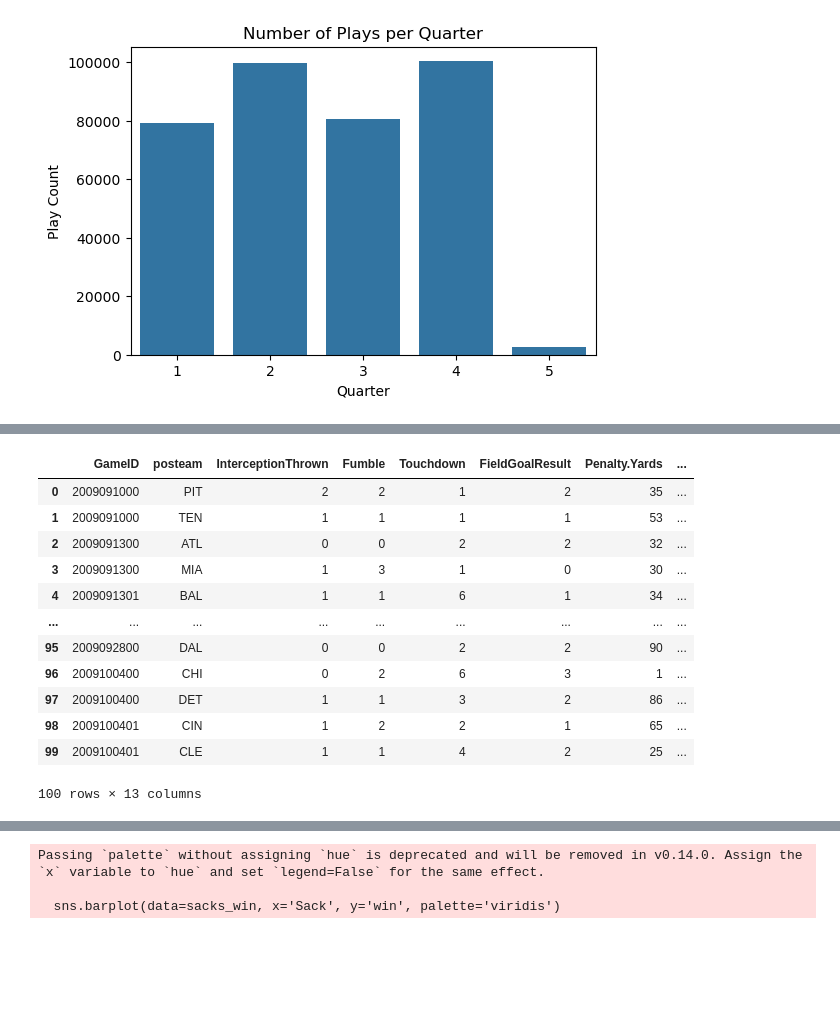
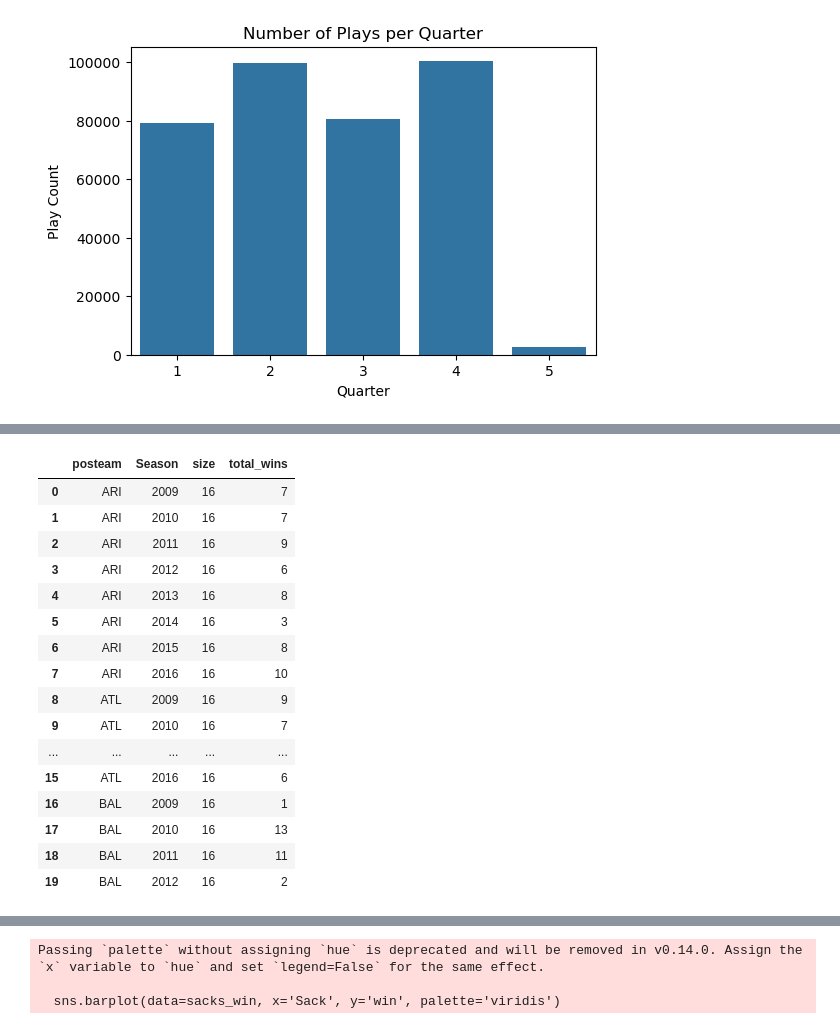
Before and after one commit to tinge5/finalProjectML, a Jupyter notebook: notebooks/DataVisualization.ipynb, the cells around one changed output, grey strips where cells are left out. Saved outputs shown, nothing was run; the diff lists cells and outputs as text; code cells hidden in the pictures; blank space fills up the shorter version.

```diff
--- a/notebooks/DataVisualization.ipynb
+++ b/notebooks/DataVisualization.ipynb
@@ -4,6 +4,7 @@ import numpy as np
 import matplotlib.pyplot as plt
 import seaborn as sns
 # %%
+pd.set_option('display.max_columns', None)
 df = pd.read_csv("../data/NFLPlaybyPlay.csv")
 df.head()
 # %% [output]
@@ -54,33 +64,48 @@ plt.show()
 # %%
-games_df = (df.groupby(['GameID', 'posteam',], as_index=False)
+games_df = (df.groupby(['GameID', 'posteam'], as_index=False)
               .agg({
 
                   'InterceptionThrown': 'sum',
                   'Fumble': 'sum',
                   'Touchdown': 'sum',
                   'FieldGoalResult': lambda x: (x == 'Good').sum(),
                   'Penalty.Yards': 'sum',
-                  'Yards.Gained': 'sum',
+                  'Yards.Gained': 'mean',
                   'ReturnResult': lambda x: (x == 'Touchdown').sum(),
                   'Sack': 'sum',
                   'PosTeamScore': 'max',
                   'DefTeamScore': 'max',
+                  'Season': 'first'
+
+
               }))
-
+yards = (df.groupby(['GameID', 'posteam',], as_index=False)
+              .agg({
+                  'Yards.Gained': 'sum',
+              }))
+games_df['Yards.Gained'] = yards['Yards.Gained']
 games_df['win'] = (games_df['PosTeamScore'] > games_df['DefTeamScore']).astype(int)
 
 games_df.head(100)
+
+season_games = games_df.groupby(['posteam', 'Season'], as_index=False).size()
+season_games['total_wins'] = games_df.groupby(['posteam', 'Season'])['win'].transform('sum')
+season_games.head(20)
 # %% [output]
-|  | GameID | posteam | InterceptionThrown | Fumble | Touchdown | FieldGoalResult | Penalty.Yards | ... |
-| 0 | 2009091000 | PIT | 2 | 2 | 1 | 2 | 35 | ... |
-| 1 | 2009091000 | TEN | 1 | 1 | 1 | 1 | 53 | ... |
-| 2 | 2009091300 | ATL | 0 | 0 | 2 | 2 | 32 | ... |
-| 3 | 2009091300 | MIA | 1 | 3 | 1 | 0 | 30 | ... |
-| 4 | 2009091301 | BAL | 1 | 1 | 6 | 1 | 34 | ... |
-| ... | ... | ... | ... | ... | ... | ... | ... | ... |
-| 95 | 2009092800 | DAL | 0 | 0 | 2 | 2 | 90 | ... |
-| 96 | 2009100400 | CHI | 0 | 2 | 6 | 3 | 1 | ... |
-| 97 | 2009100400 | DET | 1 | 1 | 3 | 2 | 86 | ... |
-| 98 | 2009100401 | CIN | 1 | 2 | 2 | 1 | 65 | ... |
-| 99 | 2009100401 | CLE | 1 | 1 | 4 | 2 | 25 | ... |
+|  | posteam | Season | size | total_wins |
+| 0 | ARI | 2009 | 16 | 7 |
+| 1 | ARI | 2010 | 16 | 7 |
+| 2 | ARI | 2011 | 16 | 9 |
+| 3 | ARI | 2012 | 16 | 6 |
+| 4 | ARI | 2013 | 16 | 8 |
+| 5 | ARI | 2014 | 16 | 3 |
+| 6 | ARI | 2015 | 16 | 8 |
+| 7 | ARI | 2016 | 16 | 10 |
+| 8 | ATL | 2009 | 16 | 9 |
+| 9 | ATL | 2010 | 16 | 7 |
+| ... | ... | ... | ... | ... |
+| 15 | ATL | 2016 | 16 | 6 |
+| 16 | BAL | 2009 | 16 | 1 |
+| 17 | BAL | 2010 | 16 | 13 |
+| 18 | BAL | 2011 | 16 | 11 |
+| 19 | BAL | 2012 | 16 | 2 |
-100 rows × 13 columns
```
Also changed, not shown: parts of 10 cells of this notebook, 2 other files.
